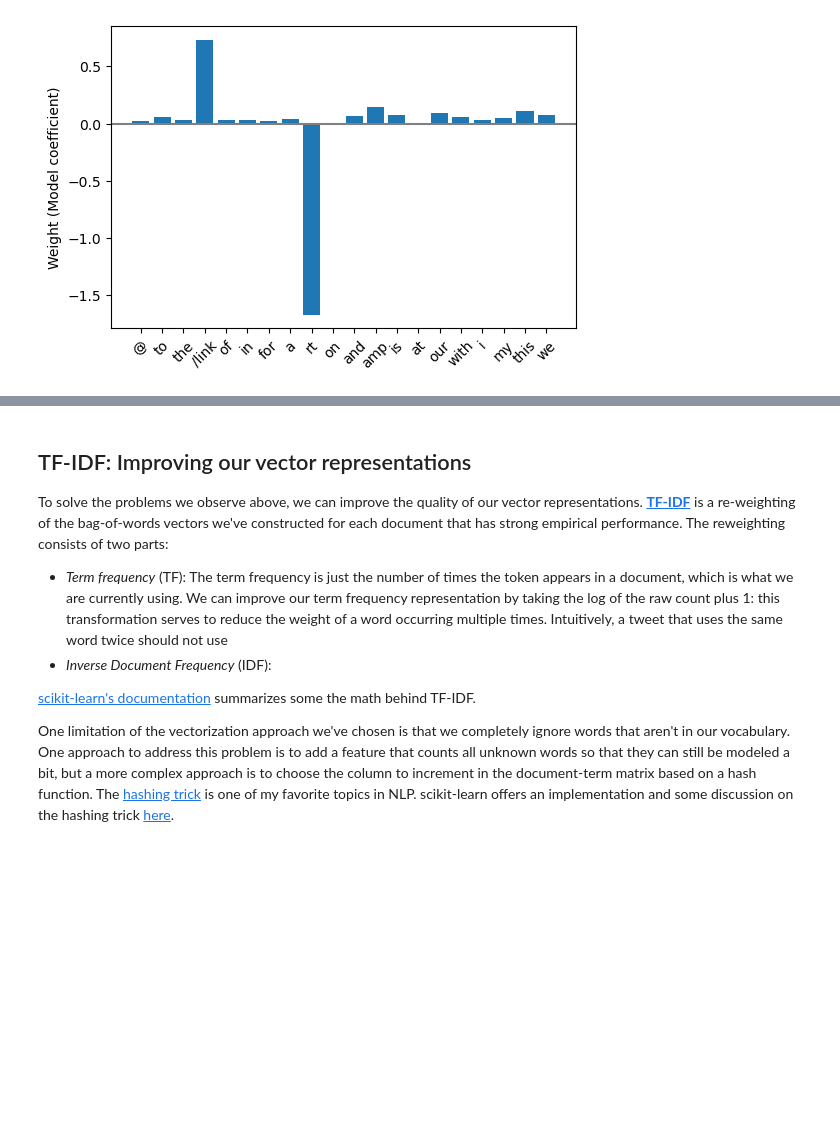
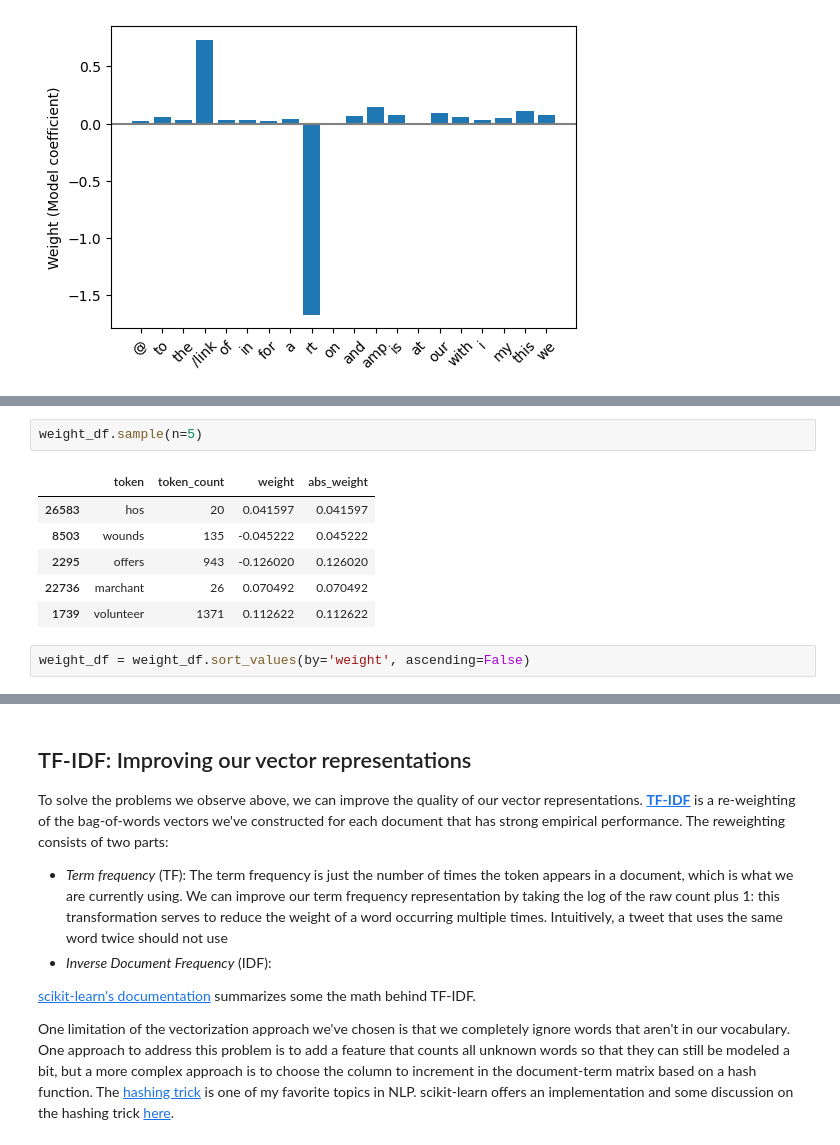
Before and after one commit to levon003/ml-visualized, a Jupyter notebook: _notebook/BoWLinRegTweets.ipynb, the cells around one changed output, grey strips where cells are left out. Drawn from its saved outputs; the diff is of its cells as text; blank space fills up the shorter version.

```diff
--- a/_notebook/BoWLinRegTweets.ipynb
+++ b/_notebook/BoWLinRegTweets.ipynb
@@ -825,0 +840,11 @@ plt.show()
+# %%
+weight_df.sample(n=5)
+# %% [output]
+|  | token | token_count | weight | abs_weight |
+| 26583 | hos | 20 | 0.041597 | 0.041597 |
+| 8503 | wounds | 135 | -0.045222 | 0.045222 |
+| 2295 | offers | 943 | -0.126020 | 0.126020 |
+| 22736 | marchant | 26 | 0.070492 | 0.070492 |
+| 1739 | volunteer | 1371 | 0.112622 | 0.112622 |
+# %%
+weight_df = weight_df.sort_values(by='weight', ascending=False)
```
Also changed, not shown: parts of 19 cells of this notebook.
